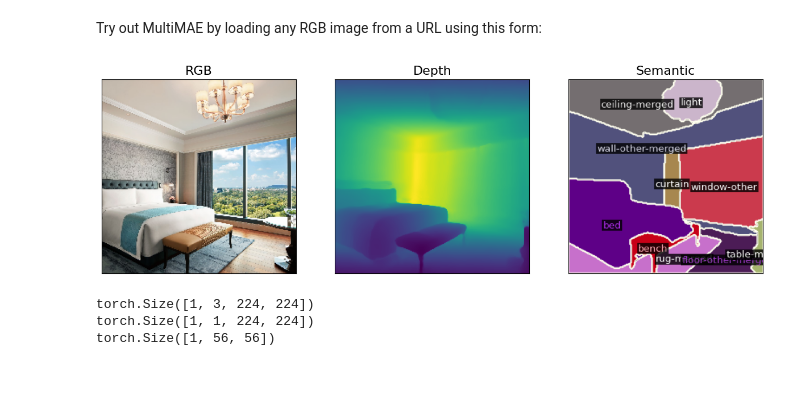
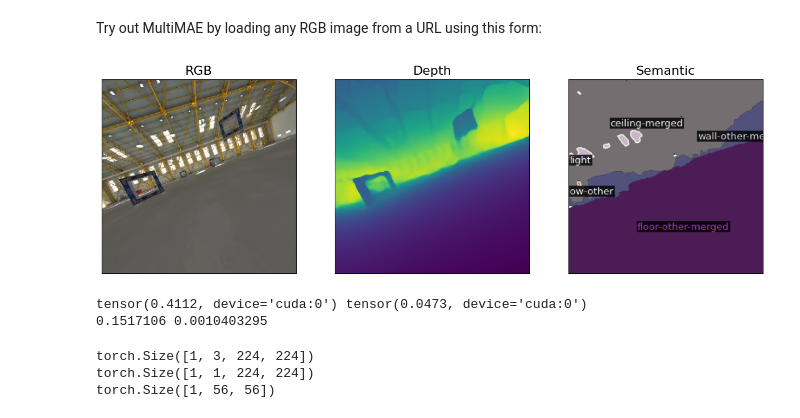
Before and after one commit to xingcw/MultiMAE, a Jupyter notebook: notebooks/MultiMAE_Demo.ipynb, the cells around one changed output. Cells and saved outputs as stored; diff of their text form; code cells hidden in the pictures; blank space fills up the shorter version.

Commit message:
remove some samples and modify the legacy codes

```diff
--- a/notebooks/MultiMAE_Demo.ipynb
+++ b/notebooks/MultiMAE_Demo.ipynb
@@ -133,37 +133,46 @@ Try out MultiMAE by loading any RGB image from a URL using this form:
 # %%
 #@title Load image and display pseudo labels
 
-image_url = "https://i.imgur.com/AptRF3J.jpg" #@param {"type": "string"}
+# image_url = "https://i.imgur.com/AptRF3J.jpg" #@param {"type": "string"}
 
 # Download image from the specified URL
-!wget $image_url -q -O input.jpg
-im = Image.open("./input.jpg")
+# !wget $image_url -q -O input.jpg
+sample_img_path = multimae_path / 'samples/rgb.png'
+im = Image.open(str(sample_img_path))
 
 # Center crop and resize RGB
 image_size = 224 # Train resolution
 img = TF.center_crop(TF.to_tensor(im), min(im.size))
 img = TF.resize(img, image_size)
 
 # Predict depth and semseg
 depth = predict_depth(img)
 semseg = predict_semseg(img)
 
 # Plot loaded RGB image and pseudo labeled depth and semseg
 fig, ax = plt.subplots(nrows=1, ncols=3, figsize=(15,5))
 ax[0].imshow(img.permute(1,2,0))
 ax[0].set_title('RGB', fontsize=16)
 ax[1].imshow(depth[0].cpu())
 ax[1].set_title('Depth', fontsize=16)
 plot_semseg(img, semseg, ax[2])
 ax[2].set_title('Semantic', fontsize=16)
 
 for a in ax:
   a.set_xticks([])
   a.set_yticks([])
 
 plt.show()
+
+print(depth.max(), depth.min())
+
+depth_gt = np.load(str(multimae_path / 'samples/depth.npy'))
+depth_gt /= 100
+print(depth_gt.max(), depth_gt.min())
 # %% [output]
-[figure, old version]
+[figure, new version]
+tensor(0.4112, device='cuda:0') tensor(0.0473, device='cuda:0')
+0.1517106 0.0010403295
 # %%
 # Pre-process RGB, depth and semseg to the MultiMAE input format
 
```
Also changed, not shown: parts of 4 cells of this notebook, 13 other files.
